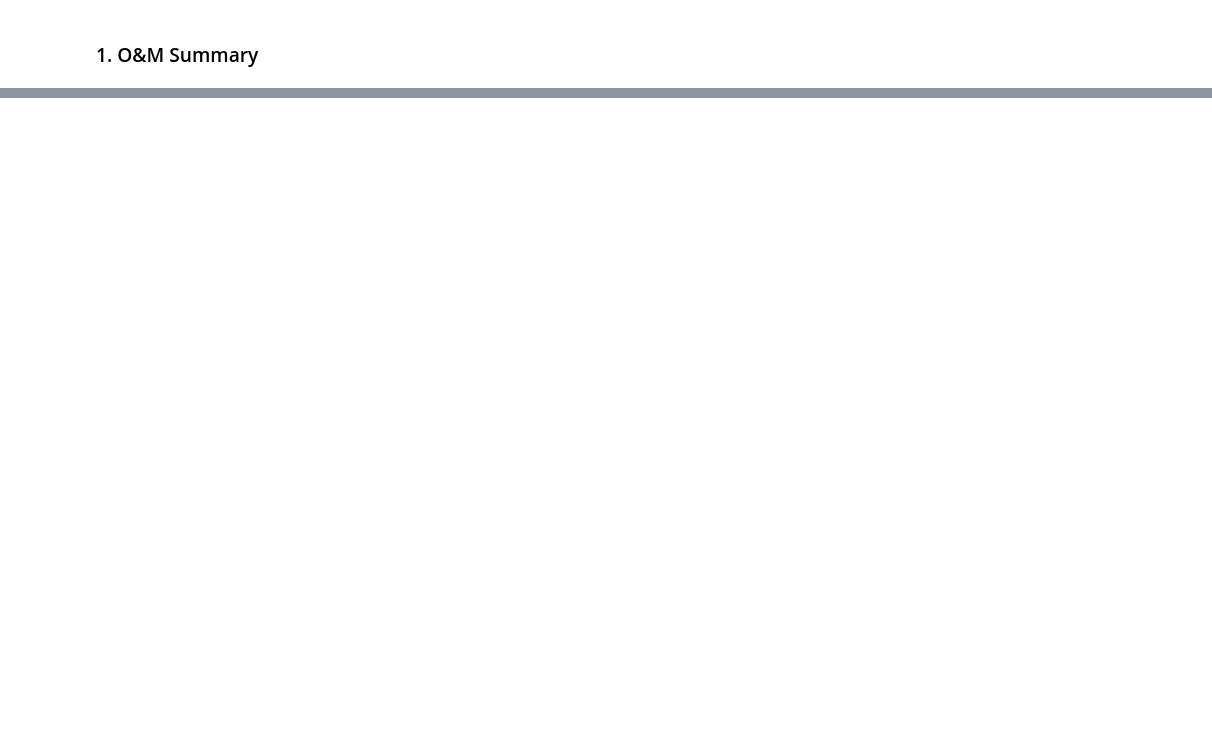
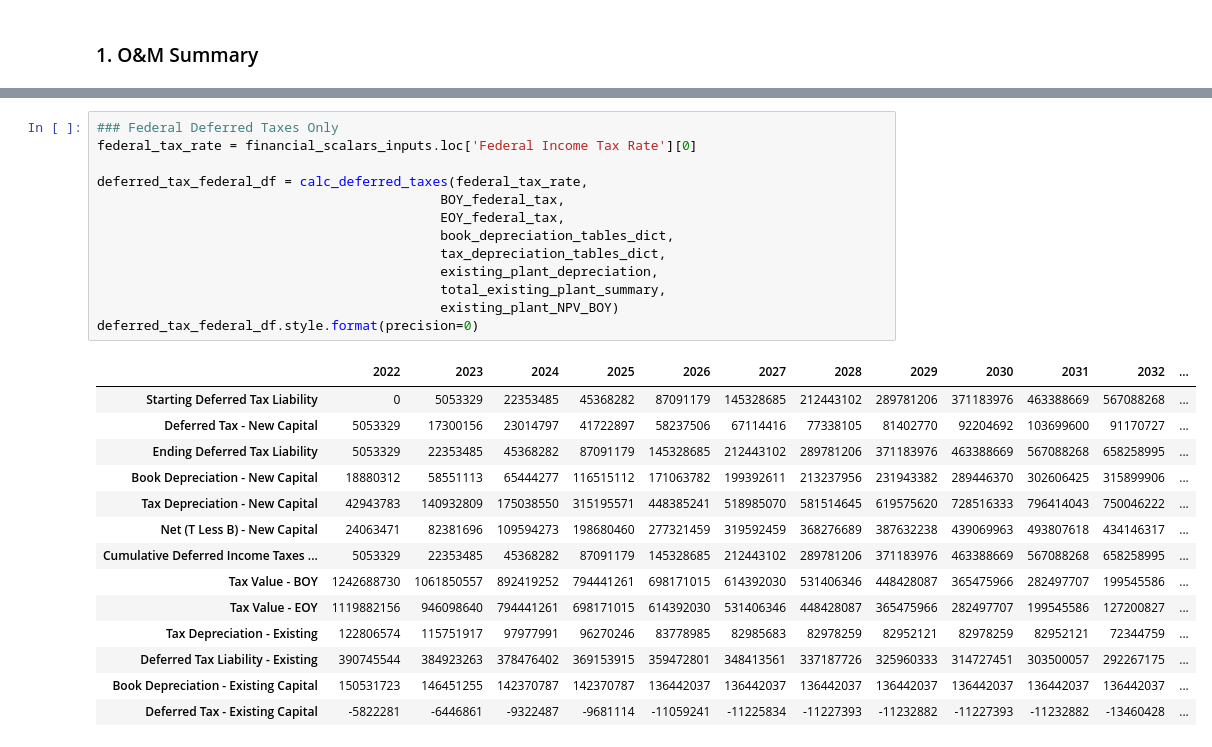
Before and after one commit to anyalomsadzeCRA/WPL-Financial-Model, a Jupyter notebook: WPL Financial Model.ipynb, the cells around one changed output, grey strips where cells are left out. Saved outputs shown, nothing was run; the diff lists cells and outputs as text; blank space fills up the shorter version.

```diff
--- a/WPL Financial Model.ipynb
+++ b/WPL Financial Model.ipynb
@@ -416,0 +602,28 @@ print(modified_text)
+# %%
+### Federal Deferred Taxes Only
+federal_tax_rate = financial_scalars_inputs.loc['Federal Income Tax Rate'][0]
+
+deferred_tax_federal_df = calc_deferred_taxes(federal_tax_rate,
+                                            BOY_federal_tax,
+                                            EOY_federal_tax,
+                                            book_depreciation_tables_dict,
+                                            tax_depreciation_tables_dict,
+                                            existing_plant_depreciation,
+                                            total_existing_plant_summary,
+                                            existing_plant_NPV_BOY)
+deferred_tax_federal_df.style.format(precision=0)
+# %% [output]
+|  | 2022 | 2023 | 2024 | 2025 | 2026 | 2027 | 2028 | 2029 | 2030 | 2031 | 2032 | ... |
+| Starting Deferred Tax Liability | 0 | 5053329 | 22353485 | 45368282 | 87091179 | 145328685 | 212443102 | 289781206 | 371183976 | 463388669 | 567088268 | ... |
+| Deferred Tax - New Capital | 5053329 | 17300156 | 23014797 | 41722897 | 58237506 | 67114416 | 77338105 | 81402770 | 92204692 | 103699600 | 91170727 | ... |
+| Ending Deferred Tax Liability | 5053329 | 22353485 | 45368282 | 87091179 | 145328685 | 212443102 | 289781206 | 371183976 | 463388669 | 567088268 | 658258995 | ... |
+| Book Depreciation - New Capital | 18880312 | 58551113 | 65444277 | 116515112 | 171063782 | 199392611 | 213237956 | 231943382 | 289446370 | 302606425 | 315899906 | ... |
+| Tax Depreciation - New Capital | 42943783 | 140932809 | 175038550 | 315195571 | 448385241 | 518985070 | 581514645 | 619575620 | 728516333 | 796414043 | 750046222 | ... |
+| Net (T Less B) - New Capital | 24063471 | 82381696 | 109594273 | 198680460 | 277321459 | 319592459 | 368276689 | 387632238 | 439069963 | 493807618 | 434146317 | ... |
+| Cumulative Deferred Income Taxes ... | 5053329 | 22353485 | 45368282 | 87091179 | 145328685 | 212443102 | 289781206 | 371183976 | 463388669 | 567088268 | 658258995 | ... |
+| Tax Value - BOY | 1242688730 | 1061850557 | 892419252 | 794441261 | 698171015 | 614392030 | 531406346 | 448428087 | 365475966 | 282497707 | 199545586 | ... |
+| Tax Value - EOY | 1119882156 | 946098640 | 794441261 | 698171015 | 614392030 | 531406346 | 448428087 | 365475966 | 282497707 | 199545586 | 127200827 | ... |
+| Tax Depreciation - Existing | 122806574 | 115751917 | 97977991 | 96270246 | 83778985 | 82985683 | 82978259 | 82952121 | 82978259 | 82952121 | 72344759 | ... |
+| Deferred Tax Liability - Existing | 390745544 | 384923263 | 378476402 | 369153915 | 359472801 | 348413561 | 337187726 | 325960333 | 314727451 | 303500057 | 292267175 | ... |
+| Book Depreciation - Existing Capital | 150531723 | 146451255 | 142370787 | 142370787 | 136442037 | 136442037 | 136442037 | 136442037 | 136442037 | 136442037 | 136442037 | ... |
+| Deferred Tax - Existing Capital | -5822281 | -6446861 | -9322487 | -9681114 | -11059241 | -11225834 | -11227393 | -11232882 | -11227393 | -11232882 | -13460428 | ... |
```
Also changed, not shown: parts of 84 cells of this notebook, 2 other files.
